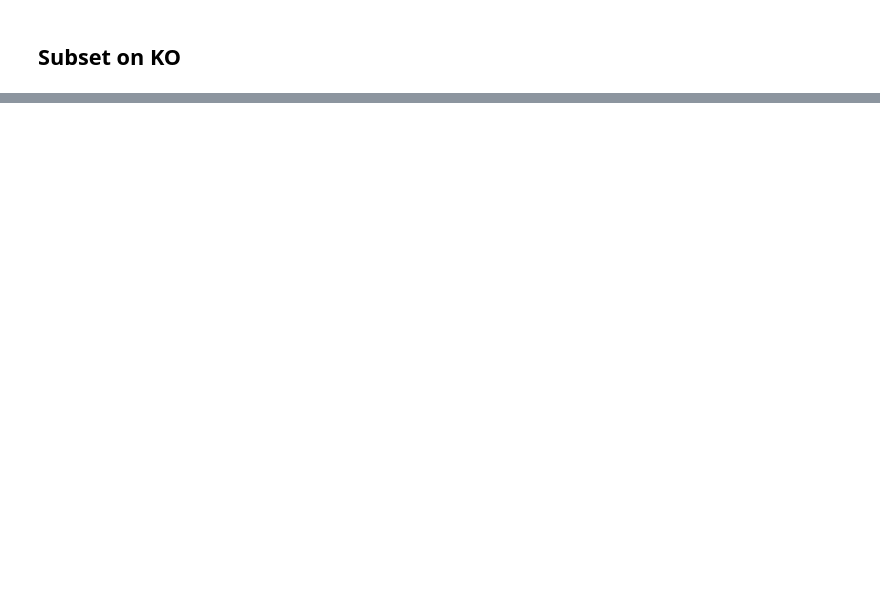
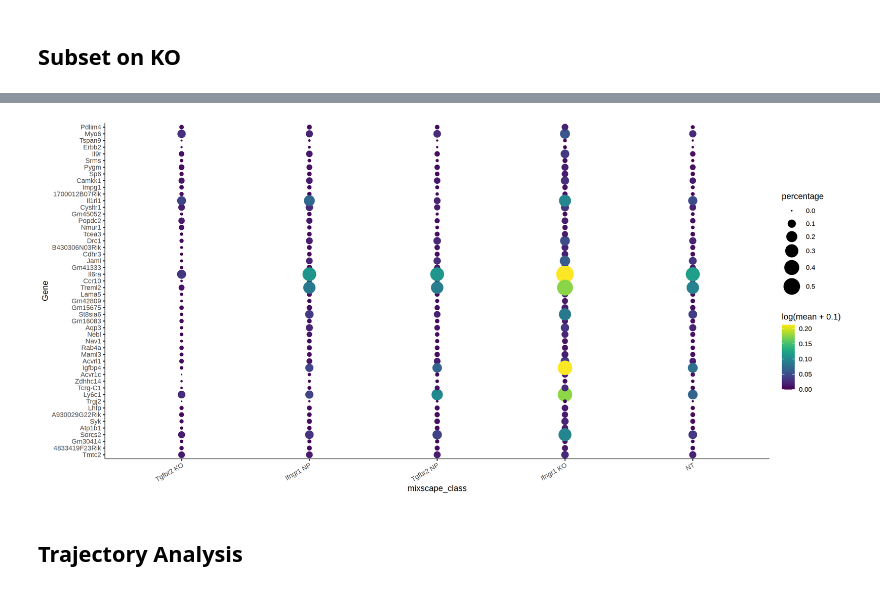
Before and after one commit to eric-y-wang/CTR02_CTR03_PL, a Jupyter notebook: PAL008.ipynb, the cells around one changed output, grey strips where cells are left out. Saved outputs shown, nothing was run; the diff lists cells and outputs as text; code cells hidden in the pictures; blank space fills up the shorter version.

```diff
--- a/PAL008.ipynb
+++ b/PAL008.ipynb
@@ -109,0 +164,7 @@ Warning message:
+# %%
+ifngKO_genes <-
+    terms_df |>
+    filter(term == "perturbationIfngr1 KO") |>
+    arrange(desc(estimate)) |>
+    slice_head(n = 50) |>
+    pull(gene_id)
@@ -109,0 +173,6 @@ Warning message:
+# %%
+plot_genes_by_group(cds, ifngKO_genes, group_cells_by ="mixscape_class")
+# %% [output]
+[figure, added]
+# %% [markdown]
+## Trajectory Analysis
```
Also changed, not shown: parts of 19 cells of this notebook, 6 other files.
